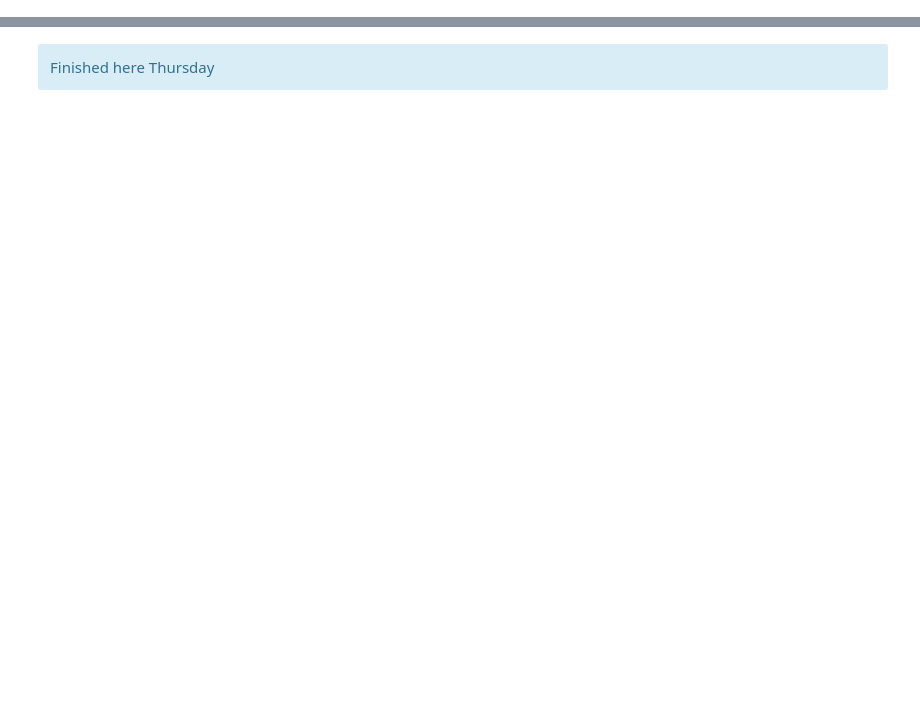
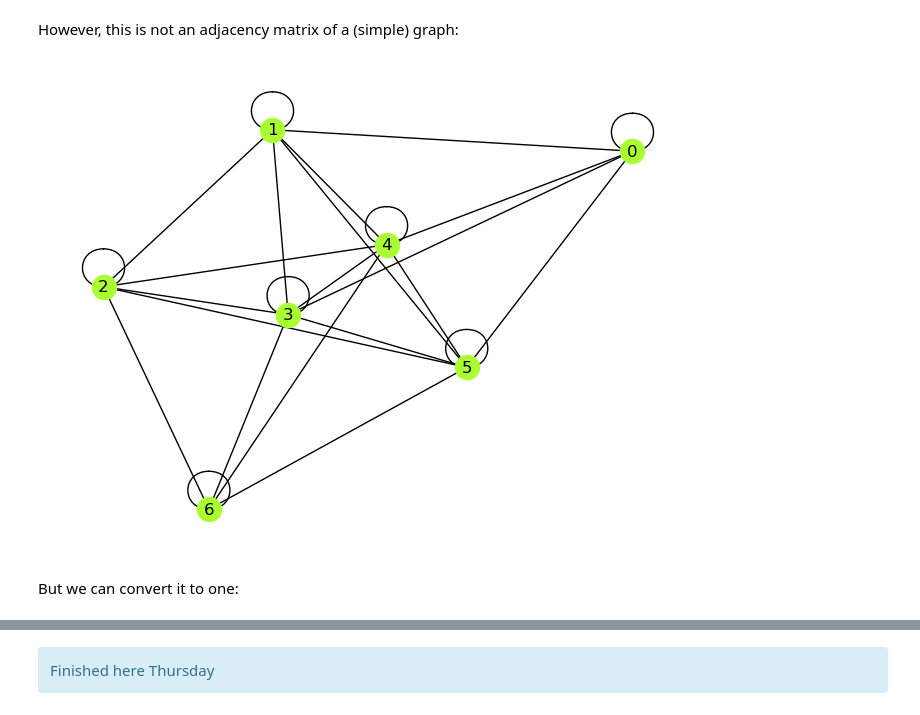
Before and after one commit to niallmadden/niallmadden.github.io, a Jupyter notebook: 2425-CS4423/W04/CS4423-W04-Jupyter.ipynb, the cells around one changed output, grey strips where cells are left out. Drawn from its saved outputs; the diff is of its cells as text; code cells hidden in the pictures; blank space fills up the shorter version.

```diff
--- a/2425-CS4423/W04/CS4423-W04-Jupyter.ipynb
+++ b/2425-CS4423/W04/CS4423-W04-Jupyter.ipynb
@@ -275,0 +147,4 @@ Next week we'll learn more about these matrices. In particular, even though they
+# %%
+H=nx.Graph()
+H.add_nodes_from(Actors) # first add ther Actor nodes
+H.add_nodes_from(Foci)   # then the Foci nodes
@@ -275,0 +159,2 @@ Next week we'll learn more about these matrices. In particular, even though they
+# %%
+H.add_edges_from(G7.edges())     # Now add the edges
@@ -275,0 +190,3 @@ Next week we'll learn more about these matrices. In particular, even though they
+# %%
+B = nx.bipartite.biadjacency_matrix(H, Actors, Foci).toarray()
+print(B)
@@ -275,0 +226,3 @@ Next week we'll learn more about these matrices. In particular, even though they
+# %%
+C = B@B.T
+print(C)
@@ -275,0 +237,9 @@ Next week we'll learn more about these matrices. In particular, even though they
+# %% [markdown]
+However, this is not an adjacency matrix of a (simple) graph:
+# %%
+G7_1 = nx.from_numpy_array(C)
+nx.draw(G7_1, **opts)
+# %% [output]
+[figure, added]
+# %% [markdown]
+But we can convert it to one:
```
Also changed, not shown: parts of 95 cells of this notebook, 5 other files.
